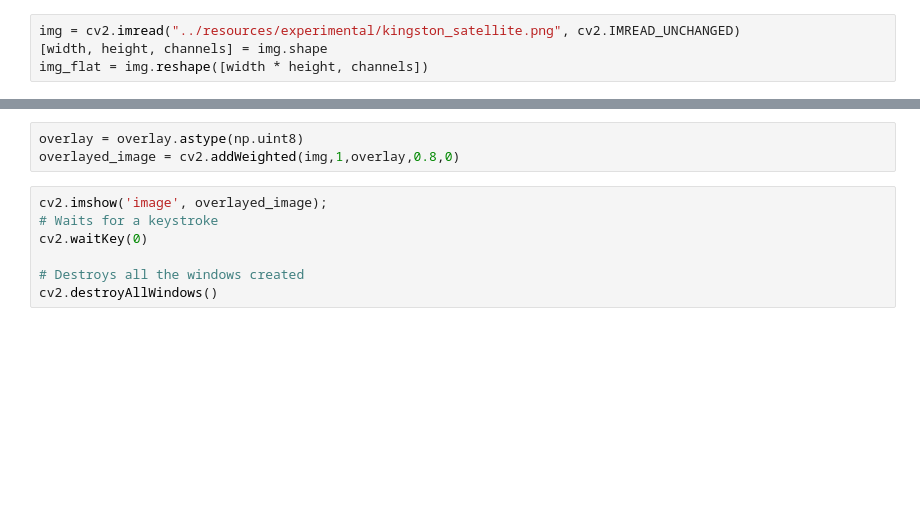
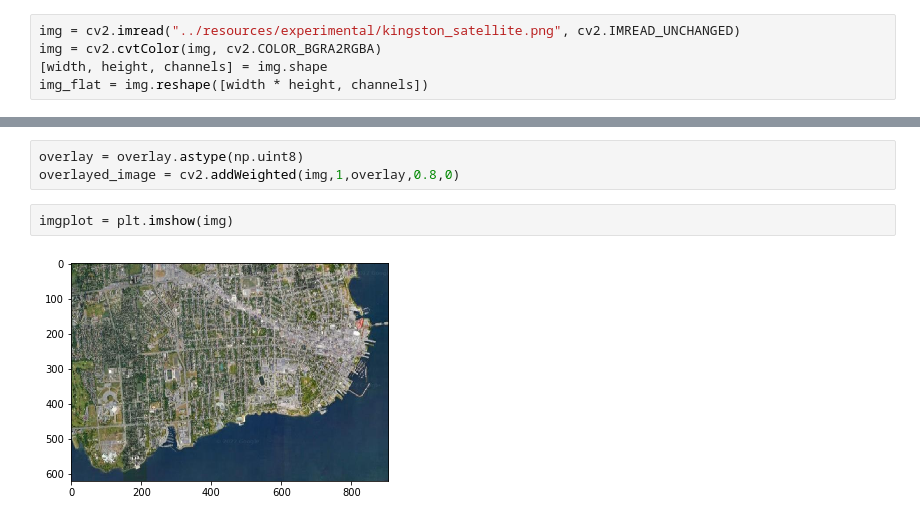
Before and after one commit to geotrieu/transit-ai, a Jupyter notebook: src/experimental.ipynb, the cells around one changed output, grey strips where cells are left out. Saved outputs shown, nothing was run; the diff lists cells and outputs as text; blank space fills up the shorter version.

Commit message:
Use mpl for image display

```diff
--- a/src/experimental.ipynb
+++ b/src/experimental.ipynb
@@ -8,6 +9,7 @@ import cv2
 num_clusters = 5
 # %%
 img = cv2.imread("../resources/experimental/kingston_satellite.png", cv2.IMREAD_UNCHANGED)
+img = cv2.cvtColor(img, cv2.COLOR_BGRA2RGBA)
 [width, height, channels] = img.shape
 img_flat = img.reshape([width * height, channels])
 # %%
@@ -24,10 +26,7 @@ overlay = np.array(list(map(convert_ones_to_pixel, labels))).reshape([width, hei
 # %%
 overlay = overlay.astype(np.uint8)
 overlayed_image = cv2.addWeighted(img,1,overlay,0.8,0)
-# %%
-cv2.imshow('image', overlayed_image);
-# Waits for a keystroke
-cv2.waitKey(0)
-
-# Destroys all the windows created
-cv2.destroyAllWindows()
+# %%
+imgplot = plt.imshow(img)
+# %% [output]
+[figure, added]
```
Also changed, not shown: parts of 2 cells of this notebook.
